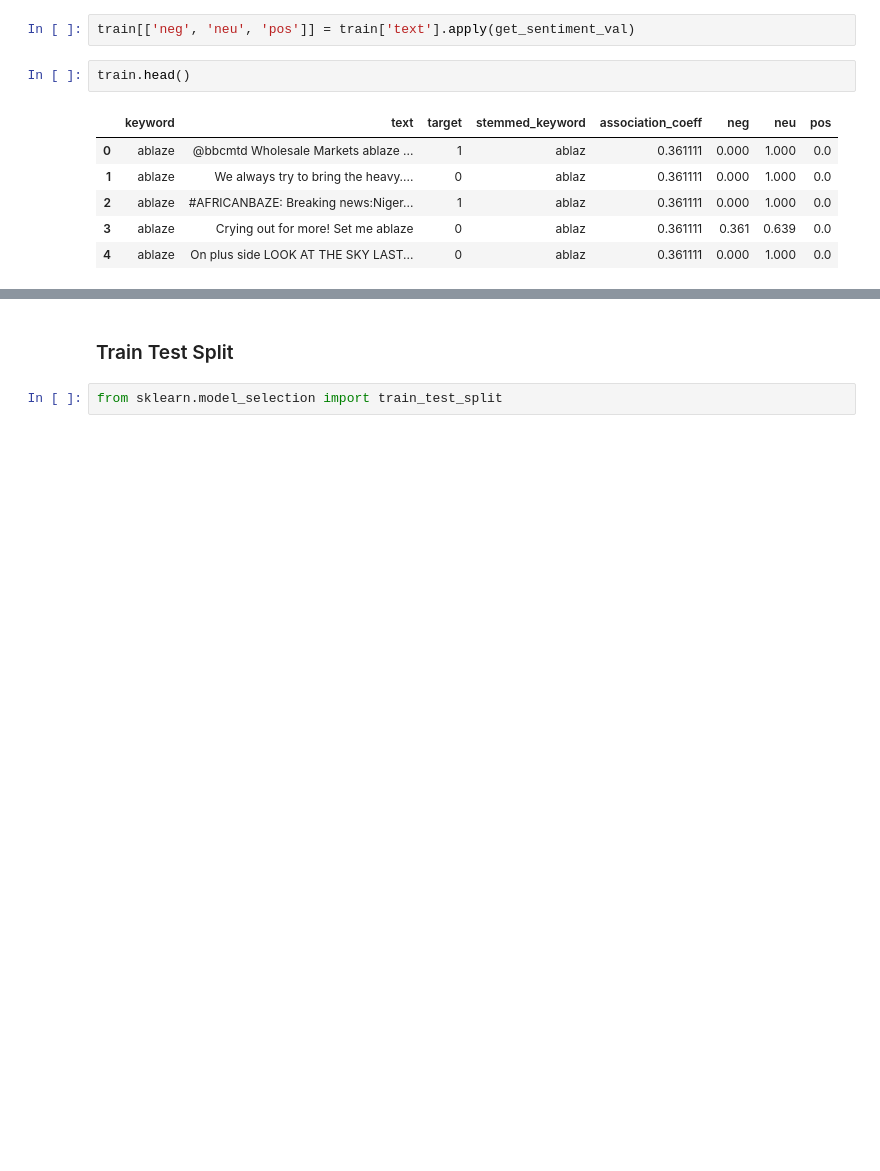
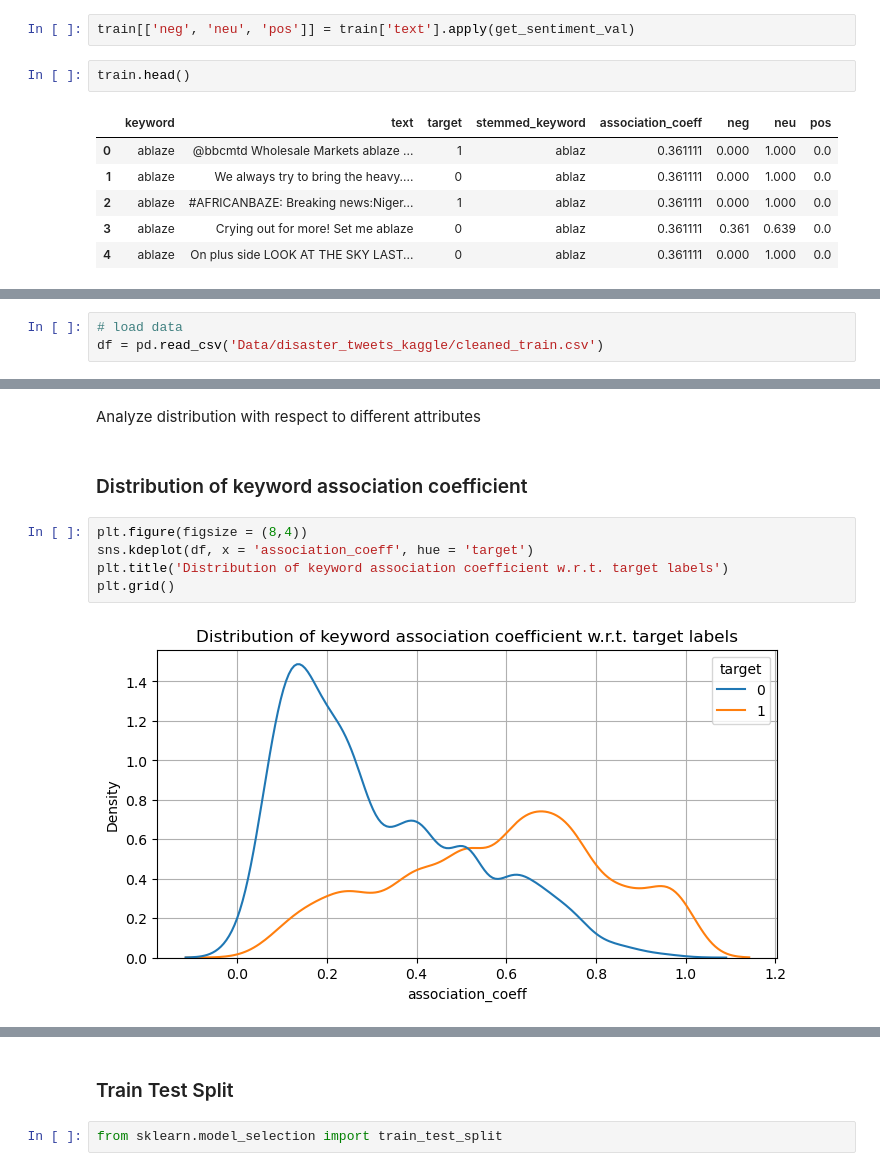
Before and after one commit to Shiska07/Information-Retreval-and-Natural-Language-Processing, a Jupyter notebook: disaster-tweets-classification-using-nlp.ipynb, the cells around one changed output, grey strips where cells are left out. Saved outputs shown, nothing was run; the diff lists cells and outputs as text; blank space fills up the shorter version.

```diff
--- a/disaster-tweets-classification-using-nlp.ipynb
+++ b/disaster-tweets-classification-using-nlp.ipynb
@@ -275,0 +333,3 @@ train.head()
+# %%
+# load data
+df = pd.read_csv('Data/disaster_tweets_kaggle/cleaned_train.csv')
@@ -275,0 +351,11 @@ train.head()
+# %% [markdown]
+Analyze distribution with respect to different attributes
+# %% [markdown]
+### Distribution of keyword association coefficient
+# %%
+plt.figure(figsize = (8,4))
+sns.kdeplot(df, x = 'association_coeff', hue = 'target')
+plt.title('Distribution of keyword association coefficient w.r.t. target labels')
+plt.grid()
+# %% [output]
+[figure, added]
```
Also changed, not shown: parts of 20 cells of this notebook, 1 other file.
